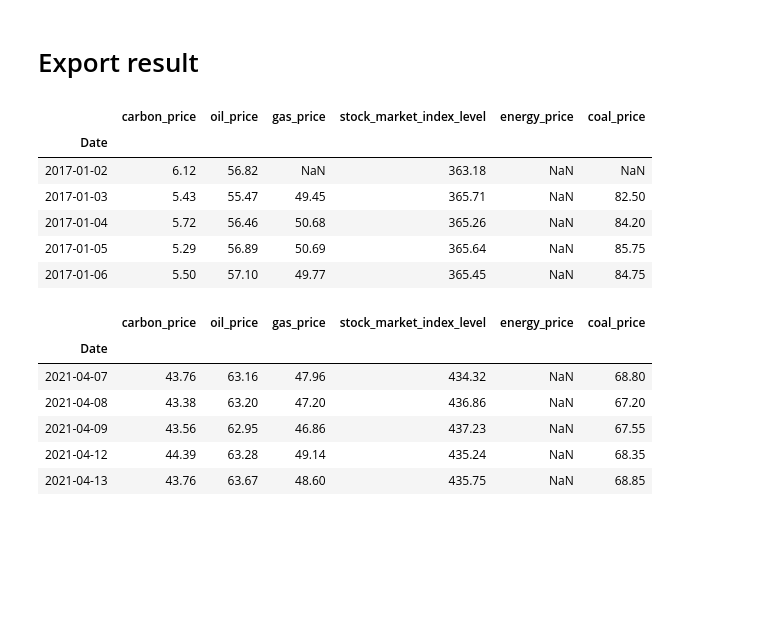
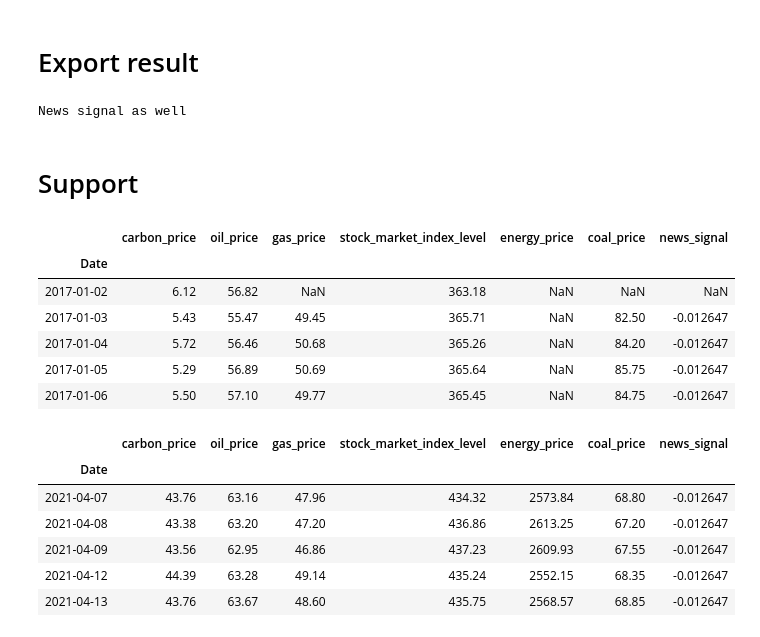
Before and after one commit to paparon96/Sustainability, a Jupyter notebook: Carbon_price_prediction/Notebooks/Data_merging.ipynb, the cells around one changed output. Cells and saved outputs as stored; diff of their text form; code cells hidden in the pictures; blank space fills up the shorter version.

```diff
--- a/Carbon_price_prediction/Notebooks/Data_merging.ipynb
+++ b/Carbon_price_prediction/Notebooks/Data_merging.ipynb
@@ -177,20 +214,31 @@ df.to_csv('../Data/merged_dataset.csv',index=True)
+# %%
+if control_only:
+    df.to_csv('../Data/merged_dataset.csv',index=True)
+    print("Control-only")
+else:
+    df.to_csv('../Data/merged_signal_dataset.csv',index=True)
+    print("News signal as well")
+# %% [output]
+News signal as well
+# %% [markdown]
+# Support
 # %%
-pd.read_csv('../Data/merged_dataset.csv', index_col=0).head()
+pd.read_csv('../Data/merged_signal_dataset.csv', index_col=0).head()
 # %% [output]
-|  | carbon_price | oil_price | gas_price | stock_market_index_level | energy_price | coal_price |
-| Date |  |  |  |  |  |  |
-| 2017-01-02 | 6.12 | 56.82 | NaN | 363.18 | NaN | NaN |
-| 2017-01-03 | 5.43 | 55.47 | 49.45 | 365.71 | NaN | 82.50 |
-| 2017-01-04 | 5.72 | 56.46 | 50.68 | 365.26 | NaN | 84.20 |
-| 2017-01-05 | 5.29 | 56.89 | 50.69 | 365.64 | NaN | 85.75 |
-| 2017-01-06 | 5.50 | 57.10 | 49.77 | 365.45 | NaN | 84.75 |
+|  | carbon_price | oil_price | gas_price | stock_market_index_level | energy_price | coal_price | news_signal |
+| Date |  |  |  |  |  |  |  |
+| 2017-01-02 | 6.12 | 56.82 | NaN | 363.18 | NaN | NaN | NaN |
+| 2017-01-03 | 5.43 | 55.47 | 49.45 | 365.71 | NaN | 82.50 | -0.012647 |
+| 2017-01-04 | 5.72 | 56.46 | 50.68 | 365.26 | NaN | 84.20 | -0.012647 |
+| 2017-01-05 | 5.29 | 56.89 | 50.69 | 365.64 | NaN | 85.75 | -0.012647 |
+| 2017-01-06 | 5.50 | 57.10 | 49.77 | 365.45 | NaN | 84.75 | -0.012647 |
 # %%
-pd.read_csv('../Data/merged_dataset.csv', index_col=0).tail()
+pd.read_csv('../Data/merged_signal_dataset.csv', index_col=0).tail()
 # %% [output]
-|  | carbon_price | oil_price | gas_price | stock_market_index_level | energy_price | coal_price |
-| Date |  |  |  |  |  |  |
-| 2021-04-07 | 43.76 | 63.16 | 47.96 | 434.32 | NaN | 68.80 |
-| 2021-04-08 | 43.38 | 63.20 | 47.20 | 436.86 | NaN | 67.20 |
-| 2021-04-09 | 43.56 | 62.95 | 46.86 | 437.23 | NaN | 67.55 |
-| 2021-04-12 | 44.39 | 63.28 | 49.14 | 435.24 | NaN | 68.35 |
-| 2021-04-13 | 43.76 | 63.67 | 48.60 | 435.75 | NaN | 68.85 |
+|  | carbon_price | oil_price | gas_price | stock_market_index_level | energy_price | coal_price | news_signal |
+| Date |  |  |  |  |  |  |  |
+| 2021-04-07 | 43.76 | 63.16 | 47.96 | 434.32 | 2573.84 | 68.80 | -0.012647 |
+| 2021-04-08 | 43.38 | 63.20 | 47.20 | 436.86 | 2613.25 | 67.20 | -0.012647 |
+| 2021-04-09 | 43.56 | 62.95 | 46.86 | 437.23 | 2609.93 | 67.55 | -0.012647 |
+| 2021-04-12 | 44.39 | 63.28 | 49.14 | 435.24 | 2552.15 | 68.35 | -0.012647 |
+| 2021-04-13 | 43.76 | 63.67 | 48.60 | 435.75 | 2568.57 | 68.85 | -0.012647 |
```
Also changed, not shown: parts of 10 cells of this notebook, 5 other files.
